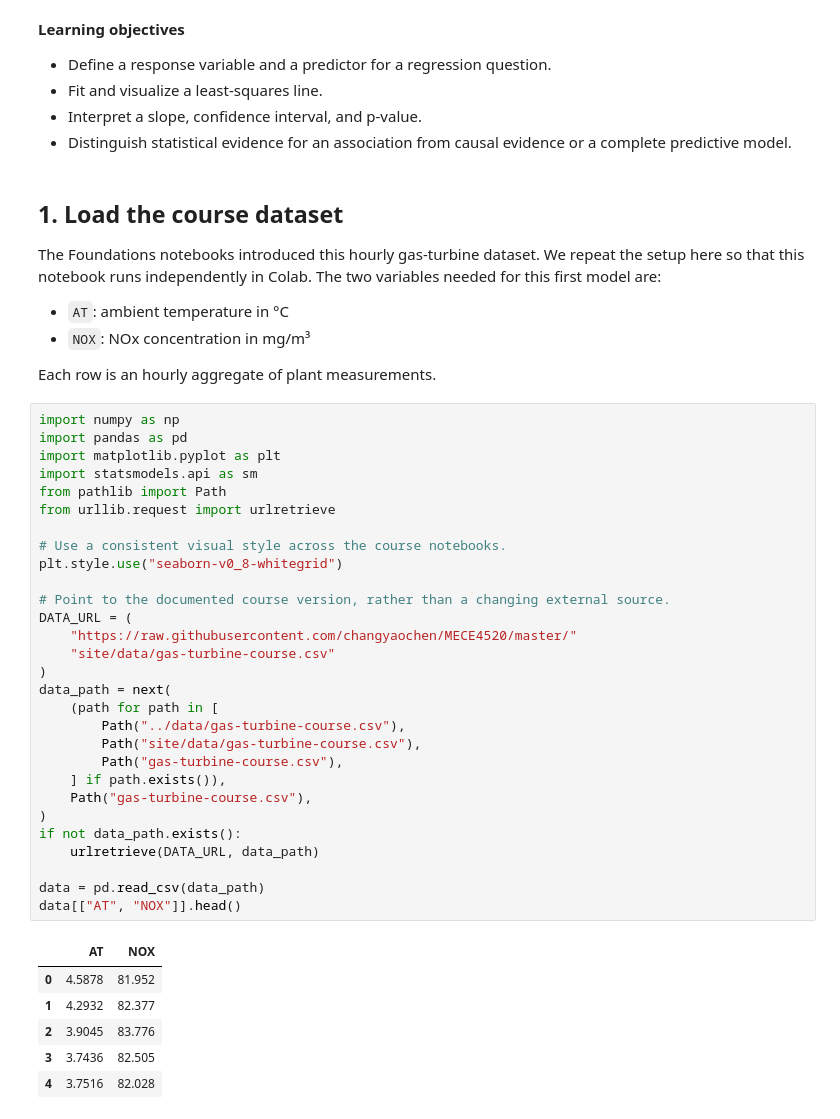
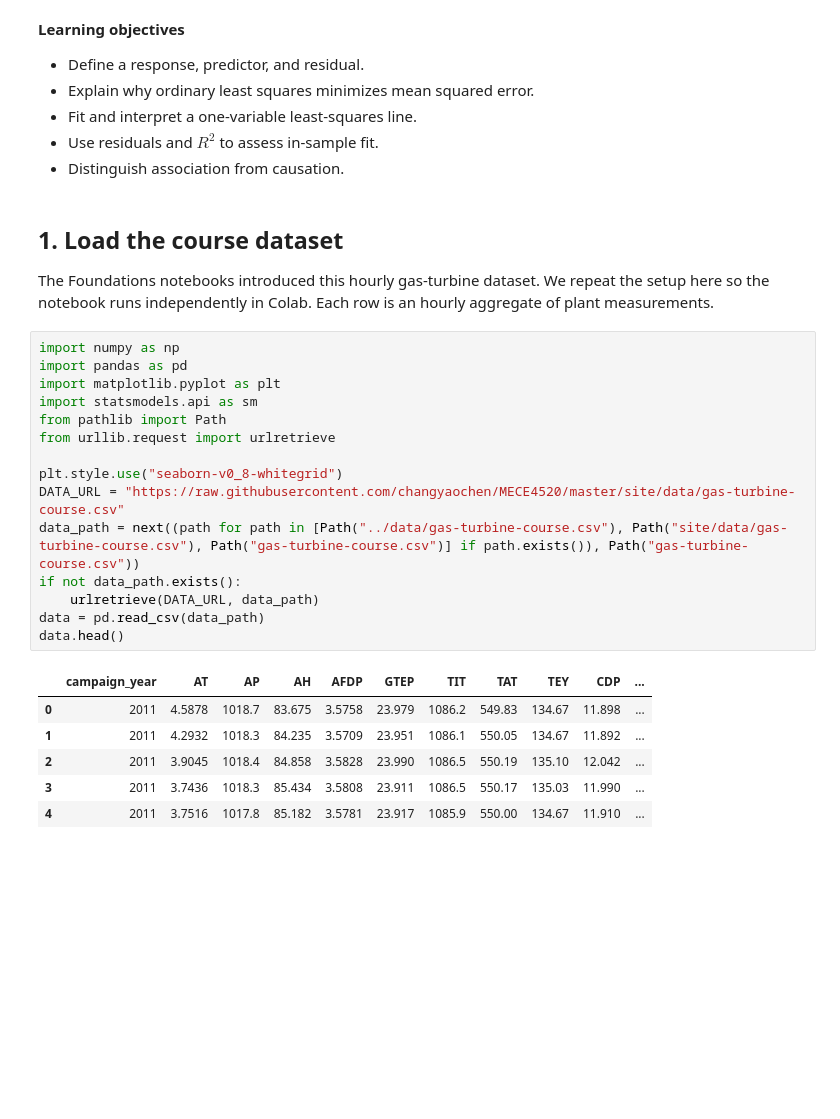
Before and after one commit to changyaochen/MECE4520, a Jupyter notebook: site/regression/01-simple-linear-regression.ipynb, the cells around one changed output. Drawn from its saved outputs; the diff is of its cells as text; blank space fills up the shorter version.

```diff
--- a/site/regression/01-weather-and-nox.ipynb
+++ b/site/regression/01-simple-linear-regression.ipynb
@@ -13,53 +11,35 @@ The result will be useful for learning linear regression and statistical inferen
 # %% [markdown]
 **Learning objectives**
 
-- Define a response variable and a predictor for a regression question.
-- Fit and visualize a least-squares line.
-- Interpret a slope, confidence interval, and p-value.
-- Distinguish statistical evidence for an association from causal evidence or a complete predictive model.
+- Define a response, predictor, and residual.
+- Explain why ordinary least squares minimizes mean squared error.
+- Fit and interpret a one-variable least-squares line.
+- Use residuals and $R^2$ to assess in-sample fit.
+- Distinguish association from causation.
 # %% [markdown]
 ## 1. Load the course dataset
 
-The Foundations notebooks introduced this hourly gas-turbine dataset. We repeat the setup here so that this notebook runs independently in Colab. The two variables needed for this first model are:
-
-- `AT`: ambient temperature in °C
-- `NOX`: NOx concentration in mg/m³
-
-Each row is an hourly aggregate of plant measurements.
+The Foundations notebooks introduced this hourly gas-turbine dataset. We repeat the setup here so the notebook runs independently in Colab. Each row is an hourly aggregate of plant measurements.
 # %%
 import numpy as np
 import pandas as pd
 import matplotlib.pyplot as plt
 import statsmodels.api as sm
 from pathlib import Path
 from urllib.request import urlretrieve
 
-# Use a consistent visual style across the course notebooks.
 plt.style.use("seaborn-v0_8-whitegrid")
-
-# Point to the documented course version, rather than a changing external source.
-DATA_URL = (
-    "https://raw.githubusercontent.com/changyaochen/MECE4520/master/"
-    "site/data/gas-turbine-course.csv"
-)
-data_path = next(
-    (path for path in [
-        Path("../data/gas-turbine-course.csv"),
-        Path("site/data/gas-turbine-course.csv"),
-        Path("gas-turbine-course.csv"),
-    ] if path.exists()),
-    Path("gas-turbine-course.csv"),
-)
+DATA_URL = "https://raw.githubusercontent.com/changyaochen/MECE4520/master/site/data/gas-turbine-course.csv"
+data_path = next((path for path in [Path("../data/gas-turbine-course.csv"), Path("site/data/gas-turbine-course.csv"), Path("gas-turbine-course.csv")] if path.exists()), Path("gas-turbine-course.csv"))
 if not data_path.exists():
     urlretrieve(DATA_URL, data_path)
-
 data = pd.read_csv(data_path)
-data[["AT", "NOX"]].head()
+data.head()
 # %% [output]
-|  | AT | NOX |
-| 0 | 4.5878 | 81.952 |
-| 1 | 4.2932 | 82.377 |
-| 2 | 3.9045 | 83.776 |
-| 3 | 3.7436 | 82.505 |
-| 4 | 3.7516 | 82.028 |
+|  | campaign_year | AT | AP | AH | AFDP | GTEP | TIT | TAT | TEY | CDP | ... |
+| 0 | 2011 | 4.5878 | 1018.7 | 83.675 | 3.5758 | 23.979 | 1086.2 | 549.83 | 134.67 | 11.898 | ... |
+| 1 | 2011 | 4.2932 | 1018.3 | 84.235 | 3.5709 | 23.951 | 1086.1 | 550.05 | 134.67 | 11.892 | ... |
+| 2 | 2011 | 3.9045 | 1018.4 | 84.858 | 3.5828 | 23.990 | 1086.5 | 550.19 | 135.10 | 12.042 | ... |
+| 3 | 2011 | 3.7436 | 1018.3 | 85.434 | 3.5808 | 23.911 | 1086.5 | 550.17 | 135.03 | 11.990 | ... |
+| 4 | 2011 | 3.7516 | 1017.8 | 85.182 | 3.5781 | 23.917 | 1085.9 | 550.00 | 134.67 | 11.910 | ... |
 # %% [markdown]
```
Also changed, not shown: parts of 24 cells of this notebook, 3 other files.
